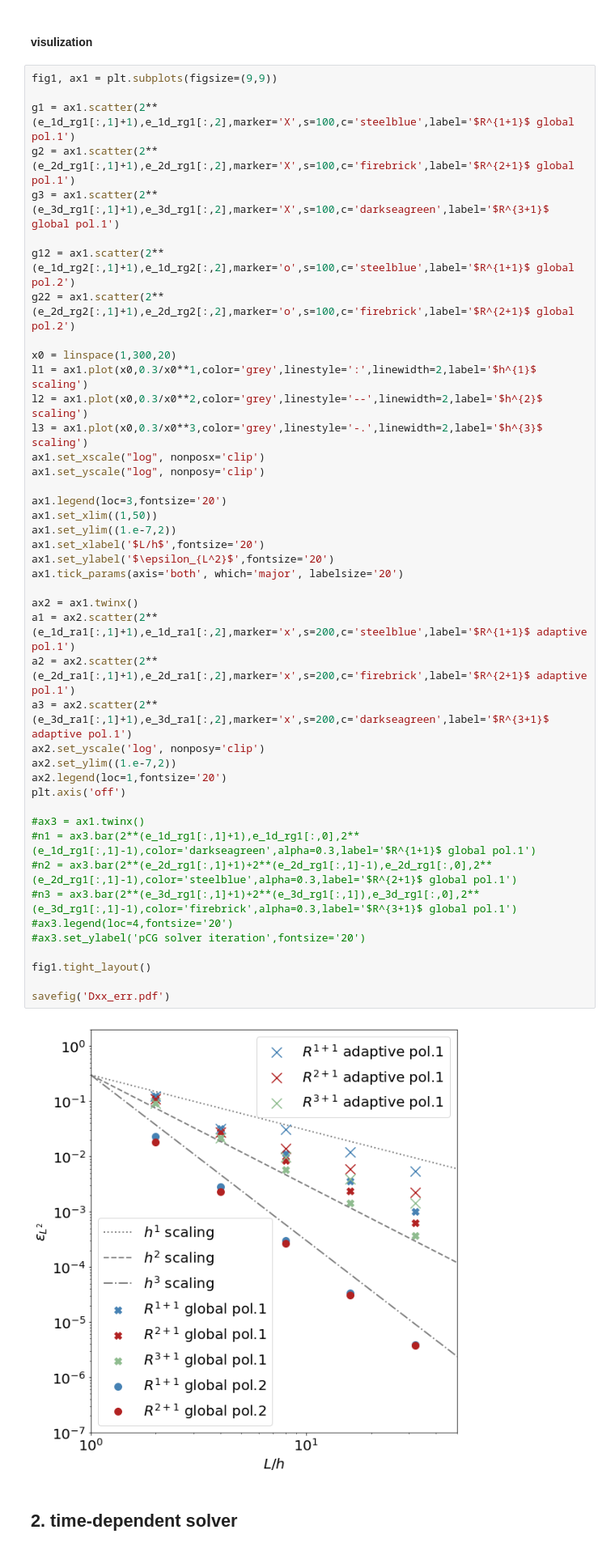
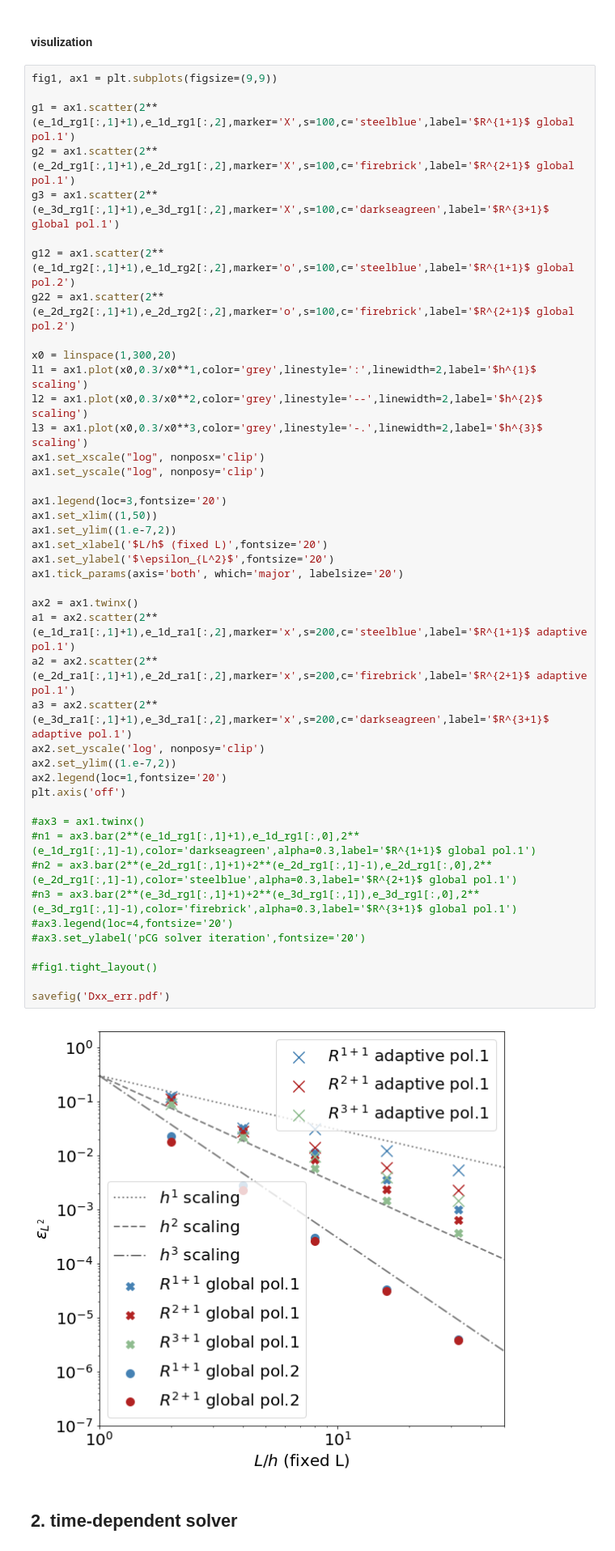
Before and after one commit to gioacchinowang/BIFET, a Jupyter notebook: examples/example_light_Dxx.ipynb, the cells around one changed output. Shown at 81% size. Saved outputs shown, nothing was run; the diff lists cells and outputs as text.

```diff
--- a/examples/example_light_Dxx.ipynb
+++ b/examples/example_light_Dxx.ipynb
@@ -137,36 +137,36 @@ l1 = ax1.plot(x0,0.3/x0**1,color='grey',linestyle=':',linewidth=2,label='$h^{1}$
 l2 = ax1.plot(x0,0.3/x0**2,color='grey',linestyle='--',linewidth=2,label='$h^{2}$ scaling')
 l3 = ax1.plot(x0,0.3/x0**3,color='grey',linestyle='-.',linewidth=2,label='$h^{3}$ scaling')
 ax1.set_xscale("log", nonposx='clip')
 ax1.set_yscale("log", nonposy='clip')
 
 ax1.legend(loc=3,fontsize='20')
 ax1.set_xlim((1,50))
 ax1.set_ylim((1.e-7,2))
-ax1.set_xlabel('$L/h$',fontsize='20')
+ax1.set_xlabel('$L/h$ (fixed L)',fontsize='20')
 ax1.set_ylabel('$\epsilon_{L^2}$',fontsize='20')
 ax1.tick_params(axis='both', which='major', labelsize='20')
 
 ax2 = ax1.twinx()
 a1 = ax2.scatter(2**(e_1d_ra1[:,1]+1),e_1d_ra1[:,2],marker='x',s=200,c='steelblue',label='$R^{1+1}$ adaptive pol.1')
 a2 = ax2.scatter(2**(e_2d_ra1[:,1]+1),e_2d_ra1[:,2],marker='x',s=200,c='firebrick',label='$R^{2+1}$ adaptive pol.1')
 a3 = ax2.scatter(2**(e_3d_ra1[:,1]+1),e_3d_ra1[:,2],marker='x',s=200,c='darkseagreen',label='$R^{3+1}$ adaptive pol.1')
 ax2.set_yscale('log', nonposy='clip')
 ax2.set_ylim((1.e-7,2))
 ax2.legend(loc=1,fontsize='20')
 plt.axis('off')
 
 #ax3 = ax1.twinx()
 #n1 = ax3.bar(2**(e_1d_rg1[:,1]+1),e_1d_rg1[:,0],2**(e_1d_rg1[:,1]-1),color='darkseagreen',alpha=0.3,label='$R^{1+1}$ global pol.1')
 #n2 = ax3.bar(2**(e_2d_rg1[:,1]+1)+2**(e_2d_rg1[:,1]-1),e_2d_rg1[:,0],2**(e_2d_rg1[:,1]-1),color='steelblue',alpha=0.3,label='$R^{2+1}$ global pol.1')
 #n3 = ax3.bar(2**(e_3d_rg1[:,1]+1)+2**(e_3d_rg1[:,1]),e_3d_rg1[:,0],2**(e_3d_rg1[:,1]-1),color='firebrick',alpha=0.3,label='$R^{3+1}$ global pol.1')
 #ax3.legend(loc=4,fontsize='20')
 #ax3.set_ylabel('pCG solver iteration',fontsize='20')
 
-fig1.tight_layout()
+#fig1.tight_layout()
 
 savefig('Dxx_err.pdf')
 # %% [output]
-[figure, old version]
+[figure, new version]
 # %% [markdown]
 ## 2. time-dependent solver
 # %% [markdown]
```
Also changed, not shown: parts of 2 cells of this notebook, 9 other files.
